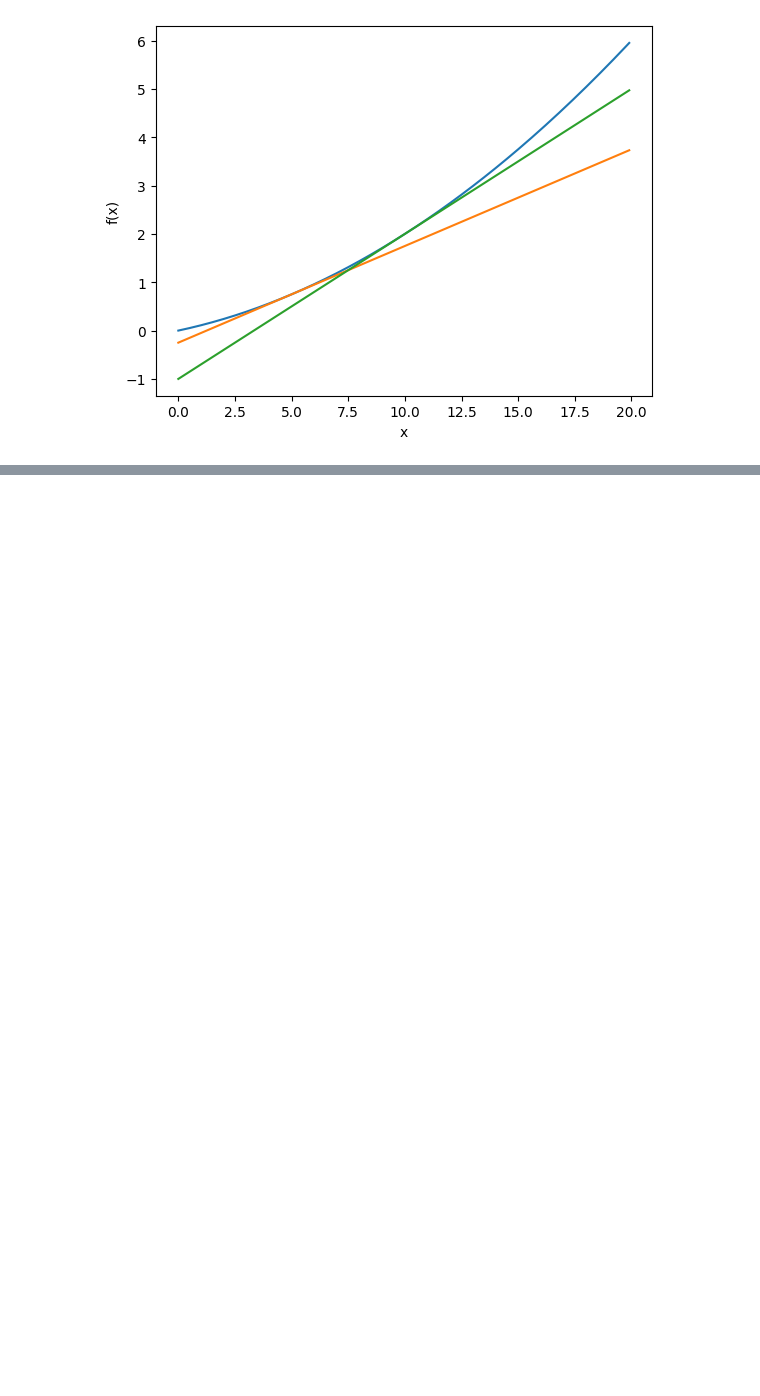
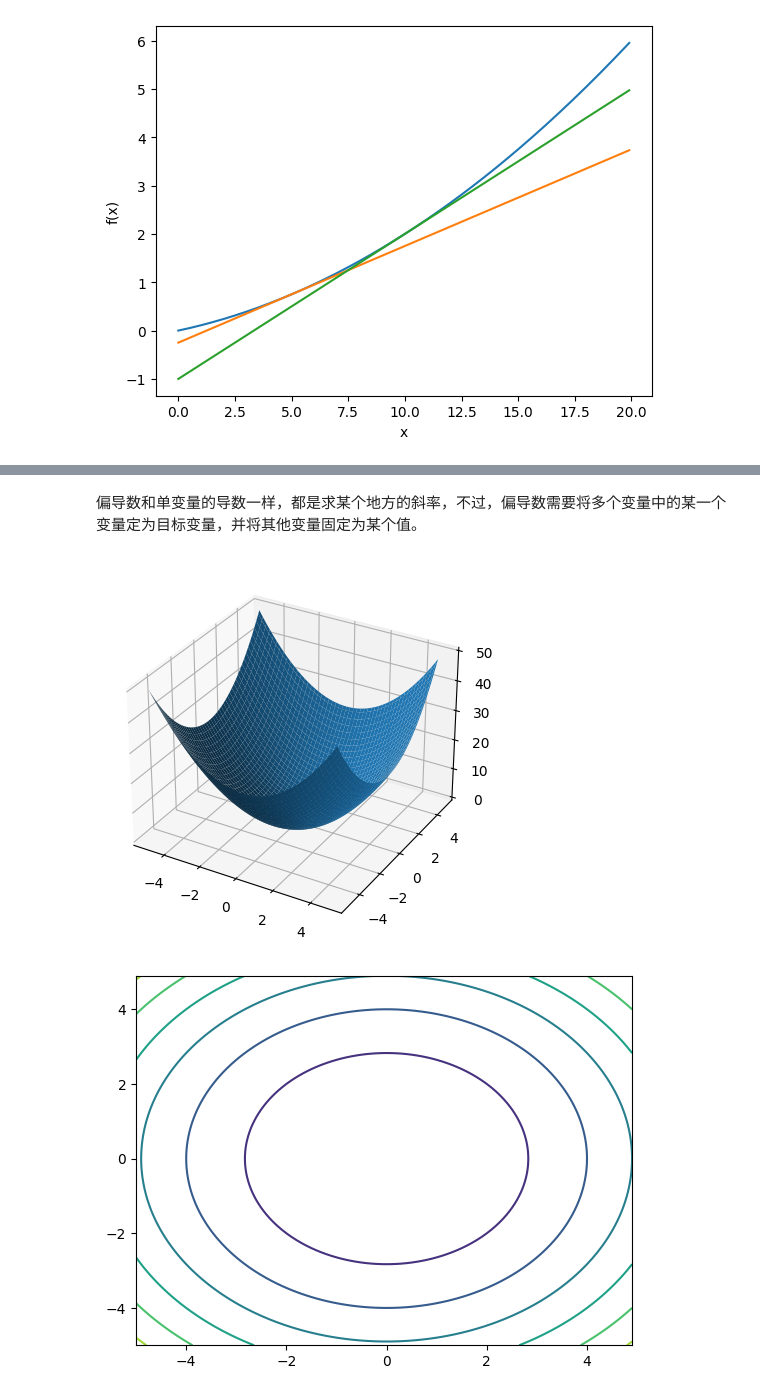
Before and after one commit to Orinda-he/CV-Base, a Jupyter notebook: 神经网络的学习.ipynb, the cells around one changed output, grey strips where cells are left out. Cells and saved outputs as stored; diff of their text form; code cells hidden in the pictures; blank space fills up the shorter version.

```diff
--- a/神经网络的学习.ipynb
+++ b/神经网络的学习.ipynb
@@ -394,0 +377,24 @@ $$
+# %% [markdown]
+偏导数和单变量的导数一样，都是求某个地方的斜率，不过，偏导数需要将多个变量中的某一个变量定为目标变量，并将其他变量固定为某个值。
+# %%
+import numpy as np
+import matplotlib.pyplot as plt
+from mpl_toolkits.mplot3d import Axes3D
+def function_2(x1,x2):
+    return x1**2 + x2**2
+#函数图像
+x1 = np.arange(-5.0,5.0,0.1)
+x2 = np.arange(-5.0,5.0,0.1)
+X1,X2 = np.meshgrid(x1,x2)
+Y = function_2(X1,X2)
+#绘制3D图像
+fig = plt.figure()
+ax = fig.add_subplot(111, projection='3d')
+ax.plot_surface(X1, X2, Y)
+plt.show()
+#绘制等高线图
+plt.contour(X1, X2, Y)
+plt.show()
+# %% [output]
+[figure, added]
+[figure, added]
```
Also changed, not shown: parts of 13 cells of this notebook.
